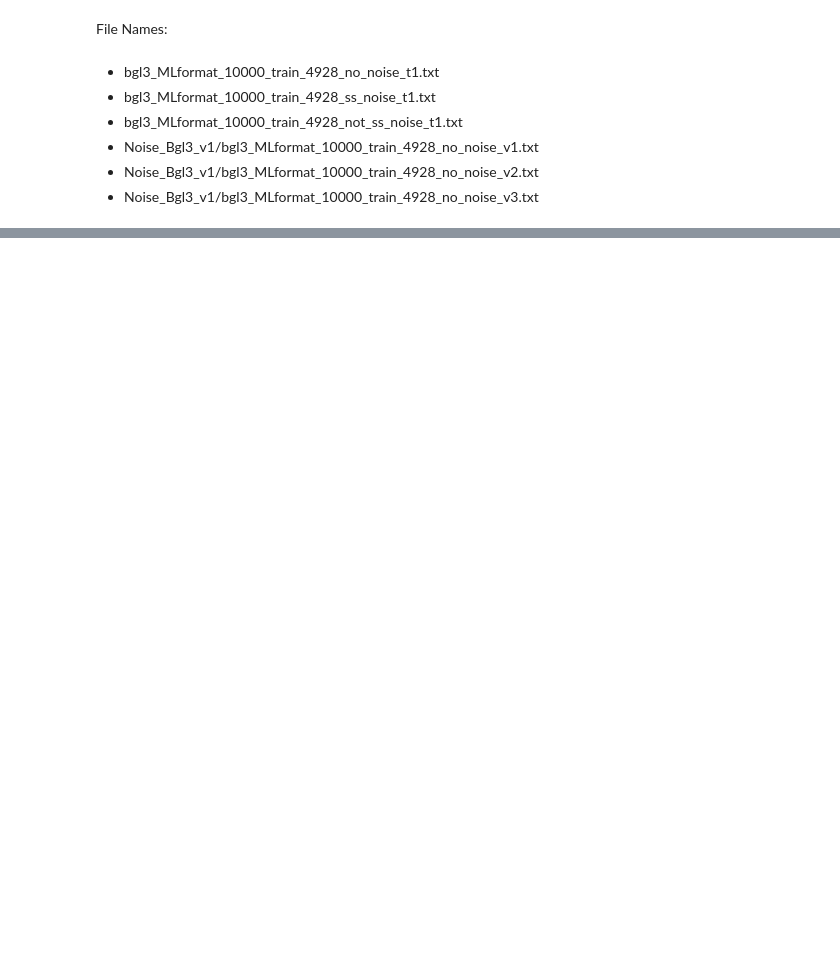
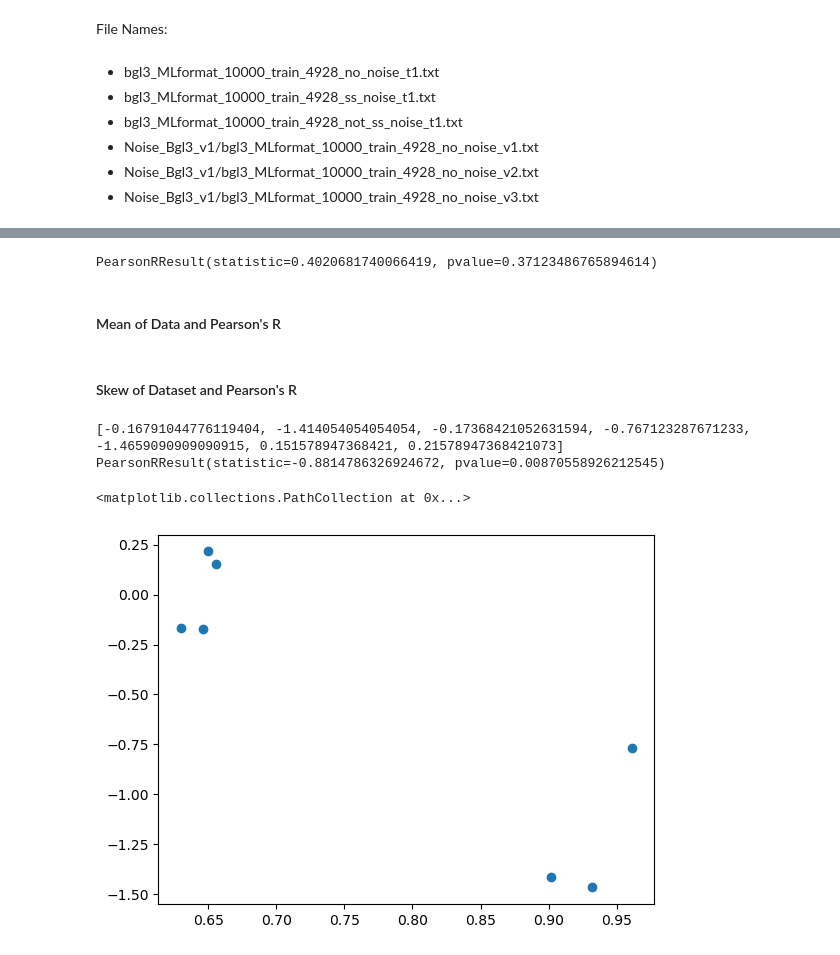
Before and after one commit to deeptiaa/secondary-structure-CNN-learning, a Jupyter notebook: Jupyter Notebooks/Run Results and Plots.ipynb, the cells around one changed output, grey strips where cells are left out. Cells and saved outputs as stored; diff of their text form; code cells hidden in the pictures; blank space fills up the shorter version.

```diff
--- a/Jupyter Notebooks/Run Results and Plots.ipynb
+++ b/Jupyter Notebooks/Run Results and Plots.ipynb
@@ -3507,0 +3803,15 @@ File Names:
+# %%
+# order of proteins - bgl3, pab1, ube4b, gb1, avgfp, 3dqw, 1nd4
+
+std = [1.34, 1.84, 1.88, 2.20, 0.88, 0.94, 0.58] # no turns
+
+pr_no_noise = [0.630, 0.902, 0.646, 0.961, 0.932, 0.656, 0.650]
+pr_ss_noise = [0.396, 0.705, 0.466, 0.721, 0.393, 0.495, 0.474]
+pr_not_ss_noise = [0.418, 0.660, 0.416, 0.769, 0.507, 0.439, 0.417]
+
+# no noise
+print(stats.pearsonr(std, pr_no_noise))
+# %% [output]
+PearsonRResult(statistic=0.4020681740066419, pvalue=0.37123486765894614)
+# %% [markdown]
+#### Mean of Data  and Pearson's R
@@ -3507,0 +3827,27 @@ File Names:
+# %% [markdown]
+#### Skew of Dataset and Pearson's R
+# %%
+# Skew = 3 * (Mean – Median) / Standard Deviation
+
+std = [1.34, 1.85, 1.90, 2.19, 0.88, 0.95, 0.57]
+mean = [-0.326, -1.55, -1.24, -2.16, 3.13, -0.456, -0.364]
+median = [-0.251, -0.678, -1.13, -1.60, 3.56, -0.504, -0.405]
+
+skew = []
+for x in range(len(std)):
+    skew_val = 3 * (mean[x] - median[x]) / std[x]
+    skew.append(skew_val)
+
+print(skew)
+
+pr_no_noise = [0.630, 0.902, 0.646, 0.961, 0.932, 0.656, 0.650]
+
+print(stats.pearsonr(skew, pr_no_noise))
+# %% [output]
+[-0.16791044776119404, -1.414054054054054, -0.17368421052631594, -0.767123287671233, -1.4659090909090915, 0.151578947368421, 0.21578947368421073]
+PearsonRResult(statistic=-0.8814786326924672, pvalue=0.00870558926212545)
+# %%
+plt.scatter(pr_no_noise, skew)
+# %% [output]
+<matplotlib.collections.PathCollection at 0x...>
+[figure, added]
```
Also changed, not shown: parts of 62 cells of this notebook, 28 other files.
